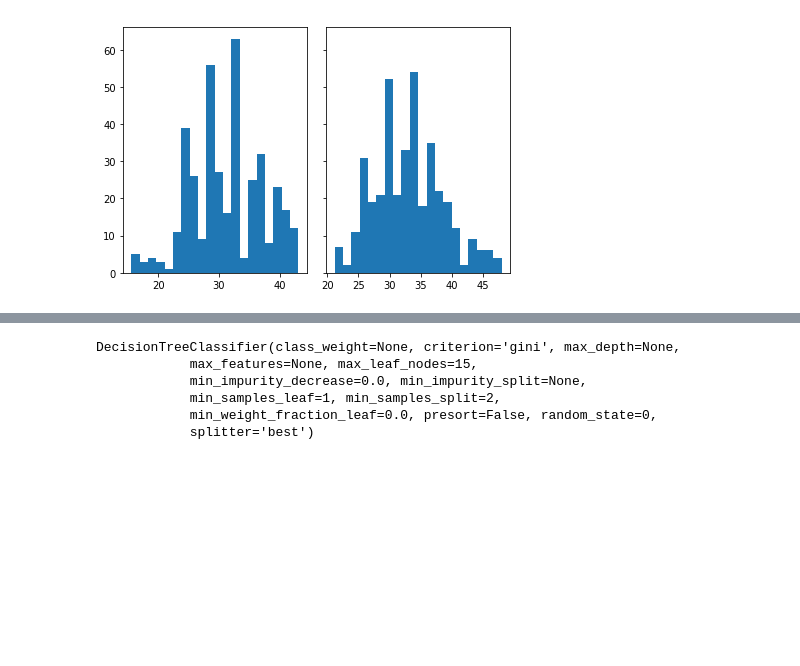
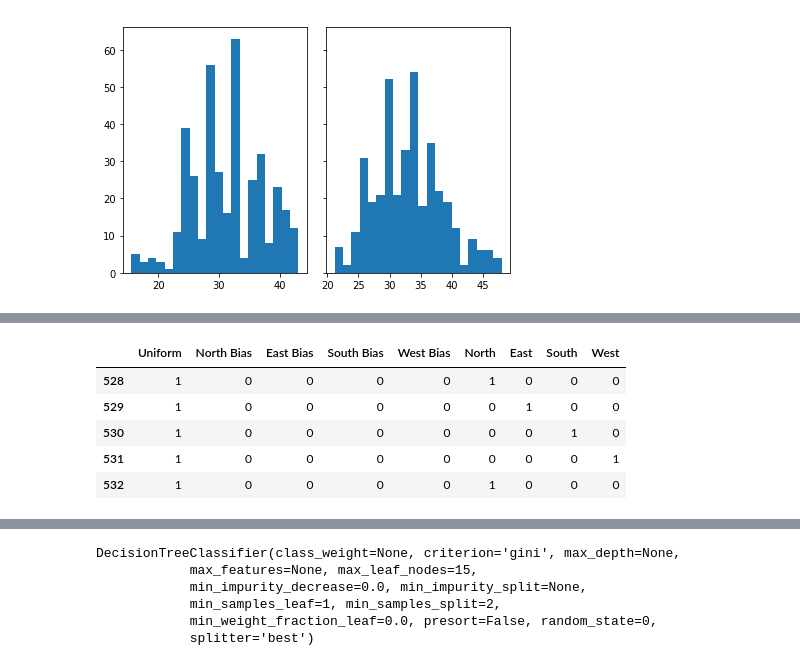
Before and after one commit to pezLyfe/EnergyEfficiency, a Jupyter notebook: EnergyEfficiency_Latest.ipynb, the cells around one changed output, grey strips where cells are left out. Saved outputs shown, nothing was run; the diff lists cells and outputs as text; code cells hidden in the pictures; blank space fills up the shorter version.

```diff
--- a/EnergyEfficiency_Latest.ipynb
+++ b/EnergyEfficiency_Latest.ipynb
@@ -318,0 +344,4 @@ axs[1].hist(y, bins=nBins)
+# %%
+glazeMask = df['Glazing Area'] == df['Glazing Area'].max()
+madWindows = df[glazeMask]
+dfInteractions = madWindows.copy()
@@ -318,0 +365,14 @@ axs[1].hist(y, bins=nBins)
+# %%
+xdummies = pd.get_dummies(selectDF['Orientation'])
+#xdummies.drop(['Glazing Area Distro'], axis = 1, inplace = True)
+factorialDF = factorDF.join(xdummies, how = 'inner', sort=False)
+factorialDF.rename(columns ={2:'North', 3:'East', 4:'South', 5:'West'}, inplace = True)
+factorialDF.drop(['Orientation', 'Glazing Area Distro'], axis = 1, inplace = True)
+factorialDF.head()
+# %% [output]
+|  | Uniform | North Bias | East Bias | South Bias | West Bias | North | East | South | West |
+| 528 | 1 | 0 | 0 | 0 | 0 | 1 | 0 | 0 | 0 |
+| 529 | 1 | 0 | 0 | 0 | 0 | 0 | 1 | 0 | 0 |
+| 530 | 1 | 0 | 0 | 0 | 0 | 0 | 0 | 1 | 0 |
+| 531 | 1 | 0 | 0 | 0 | 0 | 0 | 0 | 0 | 1 |
+| 532 | 1 | 0 | 0 | 0 | 0 | 1 | 0 | 0 | 0 |
```
Also changed, not shown: parts of 9 cells of this notebook.
